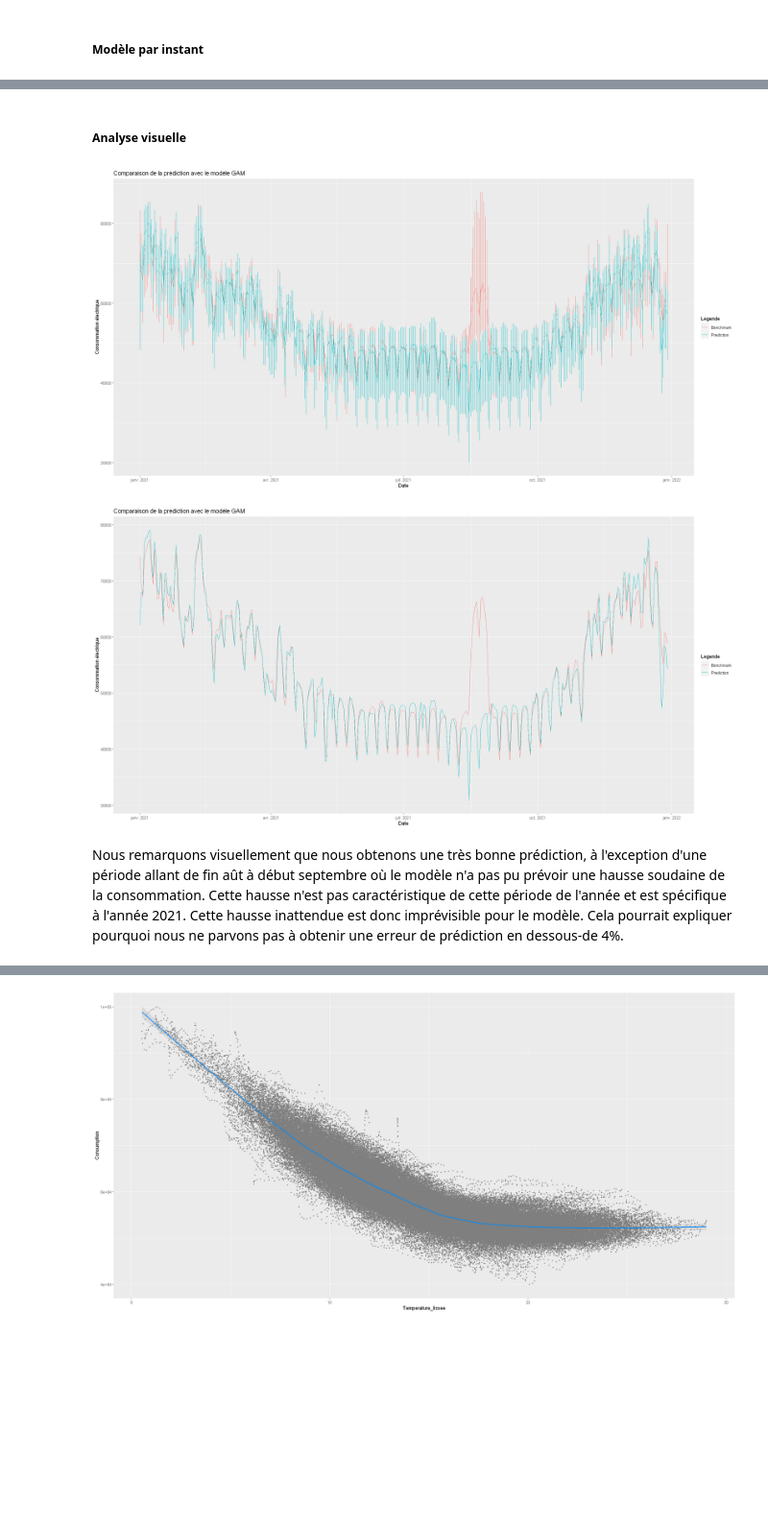
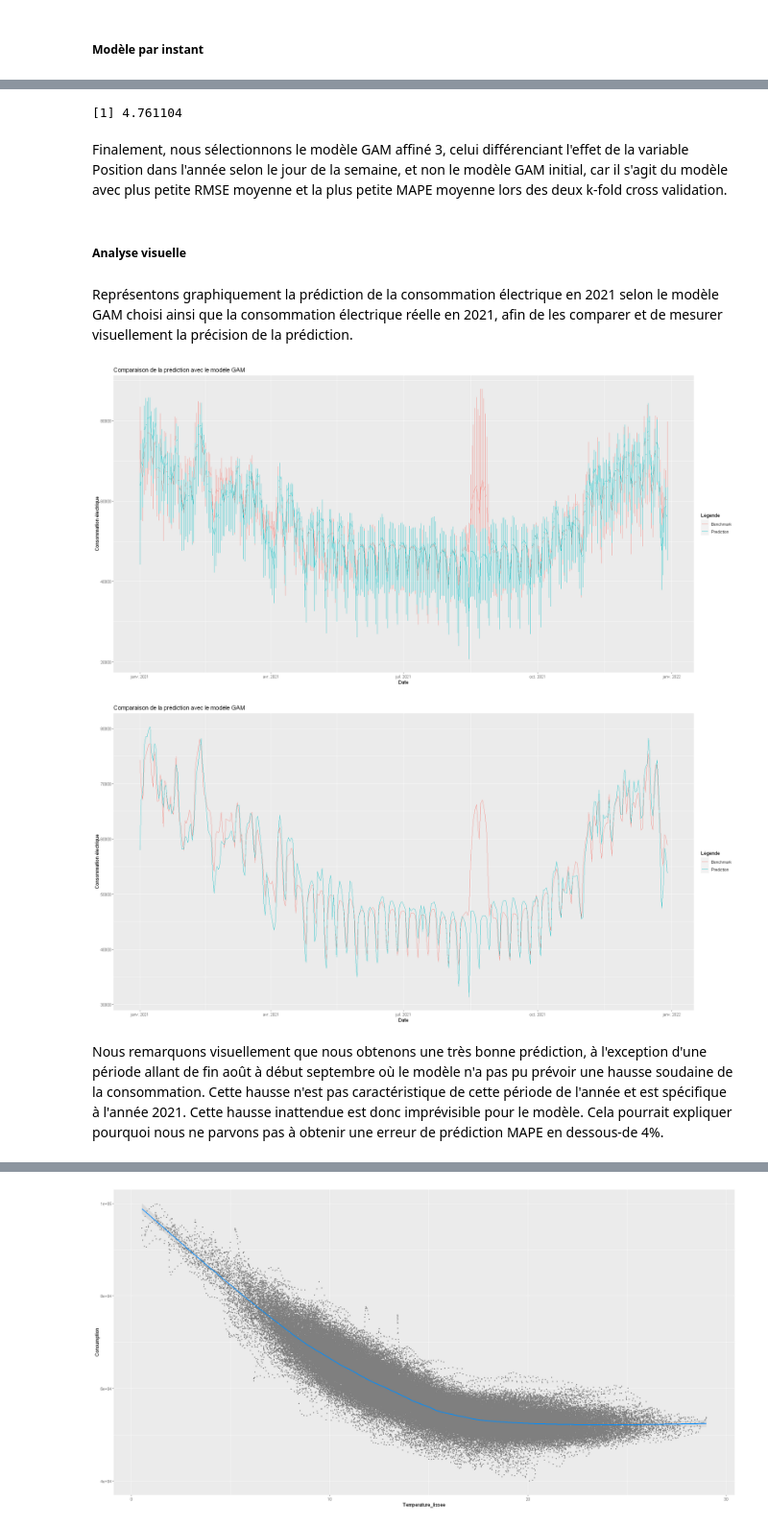
Before and after one commit to PaulineMendras/Seminaire-Modelisation-Stat, a Jupyter notebook: Projet - Modèles GAM.ipynb, the cells around one changed output, grey strips where cells are left out. Shown at 96% size. Drawn from its saved outputs; the diff is of its cells as text; code cells hidden in the pictures; blank space fills up the shorter version.

```diff
--- a/Projet - Modèles GAM.ipynb
+++ b/Projet - Modèles GAM.ipynb
@@ -2646,0 +2652,16 @@ mean(abs((comparison_mod_gam_instant$Consumption-comparison_mod_gam_instant$fit)
+# %%
+#k-fold cross validation pour le modèle linéaire
+RMSE_mod_lm <- data.frame(matrix(0, ncol = 1, nrow = 9))
+names(RMSE_mod_lm)[1] <- "RMSE"
+for (i in 2012:2020){
+    datatrain = subset(data_train, Year != i)
+    datatest = subset (data_train, Year =i)
+    model <- lm(Consumption ~ Temperature + Humidity + Nebulosity +
+                Position_year + Day_number + Time_number + jour_ferie + Holidays, data=datatrain)
+    fits = predict(model, newdata=datatest, type='response', se=T)
+    predicts = data.frame(datatest, fits) %>% mutate(lower= fit-1.96*se.fit, upper = fit + 1.96*se.fit)
+    predicts <- subset(predicts, select = c("Date", "Time", "fit", "se.fit", "lower", "upper"))
+    comparison_mod_lm = left_join(predicts,datatest,c("Date","Time"))
+    RMSE_mod_lm$RMSE[i-2011] = sqrt(mean((comparison_mod_lm$Consumption - comparison_mod_lm$fit)^2))/mean(comparison_mod_lm$Consumption)
+}
+RMSE_moyenne_mod_lm = mean(RMSE_mod_lm$RMSE)
@@ -2646,0 +3466,25 @@ mean(abs((comparison_mod_gam_instant$Consumption-comparison_mod_gam_instant$fit)
+# %%
+#k-fold cross validation pour le modèle GAM affiné 3, avec erreur de prédiction = MAPE
+MAPE_mod_gam_3 <- data.frame(matrix(0, ncol = 1, nrow = 9))
+names(MAPE_mod_gam_3)[1] <- "MAPE"
+for (i in 2012:2020){
+    datatrain = subset(data_train, Year != i)
+    datatest = subset (data_train, Year =i)
+    model <- gam(Consumption ~ s(Temperature, bs="cr", k=48) +
+                              s(Temperature_lissee, bs="cr", k=64) +
+                              s(Humidity, bs="cr", k=12) +
+                              s(Nebulosity, bs="cr", k=48) +
+                              s(Position_year, bs="cc",k=250, by=Day_number) +
+                              as.factor(Jour_ouvre) +
+                              as.factor(Time_number) +
+                              as.factor(Day_number) +
+                              as.factor(jour_ferie) +
+                              as.factor(Holidays),
+                data=datatrain)
+    fits = predict(model, newdata=datatest, type='response', se=T)
+    predicts = data.frame(datatest, fits) %>% mutate(lower= fit-1.96*se.fit, upper = fit + 1.96*se.fit)
+    predicts <- subset(predicts, select = c("Date", "Time", "fit", "se.fit", "lower", "upper"))
+    comparison_mod_gam_3 = left_join(predicts,datatest,c("Date","Time"))
+    MAPE_mod_gam_3$MAPE[i-2011] = mean(abs((comparison_mod_gam_3$Consumption-comparison_mod_gam_3$fit)/comparison_mod_gam_3$Consumption)) * 100
+}
+MAPE_moyenne_mod_gam_3 = mean(MAPE_mod_gam_3$MAPE)
@@ -2647,29 +3501,37 @@ mean(abs((comparison_mod_gam_instant$Consumption-comparison_mod_gam_instant$fit)
+# %%
+min(MAPE_moyenne)
+# %% [output]
+[1] 4.761104
+# %% [markdown]
+Finalement, nous sélectionnons le modèle GAM affiné 3, celui différenciant l'effet de la variable Position dans l'année selon le jour de la semaine, et non le modèle GAM initial, car il s'agit du modèle avec plus petite RMSE moyenne et la plus petite MAPE moyenne lors des deux k-fold cross validation.
 # %% [markdown]
 ##### Analyse visuelle
+# %% [markdown]
+Représentons graphiquement la prédiction de la consommation électrique en 2021 selon le modèle GAM choisi ainsi que la consommation électrique réelle en 2021, afin de les comparer et de mesurer visuellement la précision de la prédiction.
 # %%
 #Représentation graphique Prédiction vs Benchmark
 options(repr.plot.width=20, repr.plot.height=10)
-ggplot(comparison_mod_gam_2, aes(x=Date, y=Consumption, group=1, color="Benchmark")) +
+ggplot(comparison_mod_gam_3, aes(x=Date, y=Consumption, group=1, color="Benchmark")) +
     geom_line() +
     geom_line(aes(x=Date,y=fit, colour='Prediction')) +
     labs(colour="Légende") +
     labs(title="Comparaison de la prédiction avec le modèle GAM") +
     ylab("Consommation électrique")
 # %% [output]
-[figure, old version]
+[figure, new version]
 # %%
 #Aggrégation par jour pour une meilleure visualisation
-comparison_mod_gam_2_notime <- comparison_mod_gam_2 %>%
+comparison_mod_gam_3_notime <- comparison_mod_gam_3 %>%
    group_by(Date) %>%
    summarise_at(vars("fit", "Consumption"), mean)
 # %%
-ggplot(comparison_mod_gam_2_notime, aes(x=Date, y=Consumption, group=1, color="Benchmark")) +
+ggplot(comparison_mod_gam_3_notime, aes(x=Date, y=Consumption, group=1, color="Benchmark")) +
     geom_line() +
     geom_line(aes(x=Date,y=fit, colour='Prediction')) +
     labs(colour="Légende") +
     labs(title="Comparaison de la prédiction avec le modèle GAM") +
     ylab("Consommation électrique")
 # %% [output]
-[figure, old version]
+[figure, new version]
 # %% [markdown]
-Nous remarquons visuellement que nous obtenons une très bonne prédiction, à l'exception d'une période allant de fin aût à début septembre où le modèle n'a pas pu prévoir une hausse soudaine de la consommation. Cette hausse n'est pas caractéristique de cette période de l'année et est spécifique à l'année 2021. Cette hausse inattendue est donc imprévisible pour le modèle. Cela pourrait expliquer pourquoi nous ne parvons pas à obtenir une erreur de prédiction en dessous-de 4%.
+Nous remarquons visuellement que nous obtenons une très bonne prédiction, à l'exception d'une période allant de fin août à début septembre où le modèle n'a pas pu prévoir une hausse soudaine de la consommation. Cette hausse n'est pas caractéristique de cette période de l'année et est spécifique à l'année 2021. Cette hausse inattendue est donc imprévisible pour le modèle. Cela pourrait expliquer pourquoi nous ne parvons pas à obtenir une erreur de prédiction MAPE en dessous-de 4%.
```
Also changed, not shown: parts of 72 cells of this notebook.
